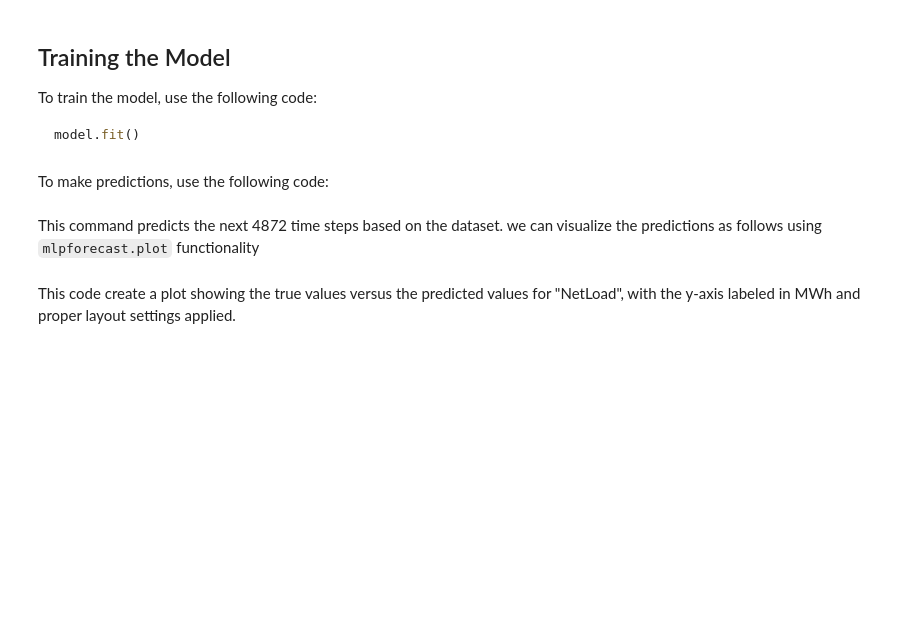
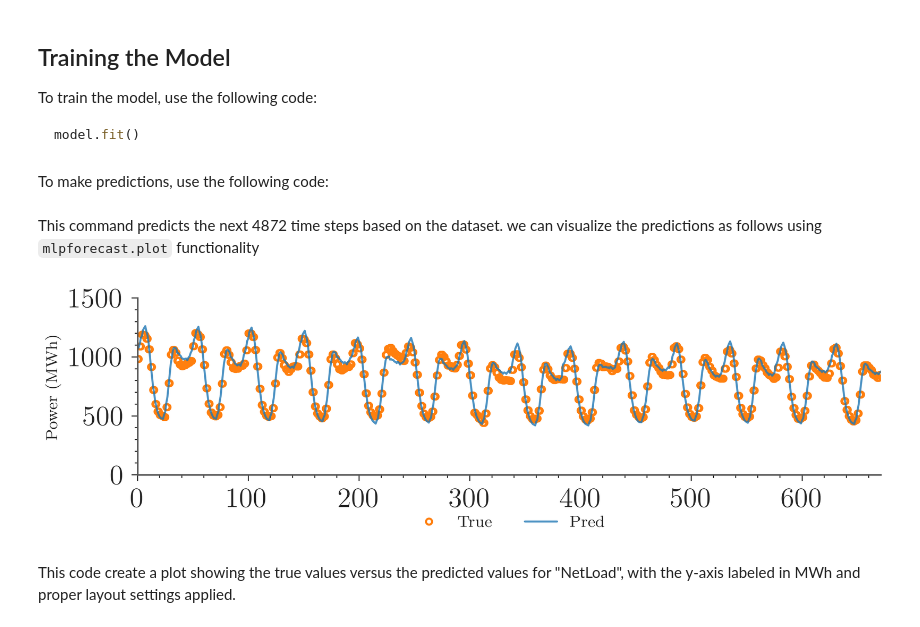
Before and after one commit to sambaiga/mlpforecast, a Jupyter notebook: example/getting_started.ipynb, the cells around one changed output. Saved outputs shown, nothing was run; the diff lists cells and outputs as text; code cells hidden in the pictures; blank space fills up the shorter version.

```diff
--- a/example/getting_started.ipynb
+++ b/example/getting_started.ipynb
@@ -126,18 +146,18 @@ from mlpforecast.forecaster.mlp import MLPForecast
 
 model_hparams = {
     "data_pipeline": ds,
-    "embedding_size": 20,
+    "embedding_size": 16,
     "embedding_type": None,
     "combination_type": "addition-comb",
     "hidden_size": 256,
     "num_layers": 2,
     "expansion_factor": 2,
     "residual": True,
-    "activation_function": "SiLU",
+    "activation_function": "ReLU",
     "out_activation_function": "Identity",
     "dropout_rate": 0.2,
     "alpha": 0.5,
-    "max_epochs": 10,
+    "max_epochs": 20,
 }
 model_hparams.update(common_params)
 model = MLPForecast(
@@ -164,11 +184,13 @@ This command predicts the next 48*7*2 time steps based on the dataset. we can vi
 # %%
 from mlpforecast.plot.visual_functions import plot_prediction
 
-fig, ax = plt.subplots(1, 1, figsize=(8, 2))
+fig, ax = plt.subplots(1, 1, figsize=(6, 2))
 ax = plot_prediction(ax, true=out["NetLoad"].values, mu=out["NetLoad_forecast"].values)
 ax.set_ylim(0, 1500)
 ax.set_ylabel("Power (MWh)")
 fig.tight_layout(pad=1.08, h_pad=0.5, w_pad=0.5)
+# %% [output]
+[figure, added]
 # %% [markdown]
 This code create a plot showing the true values versus the predicted values for "NetLoad", with the y-axis labeled in MWh and proper layout settings applied.
 # %%
```
Also changed, not shown: parts of 11 cells of this notebook, 42 other files.
